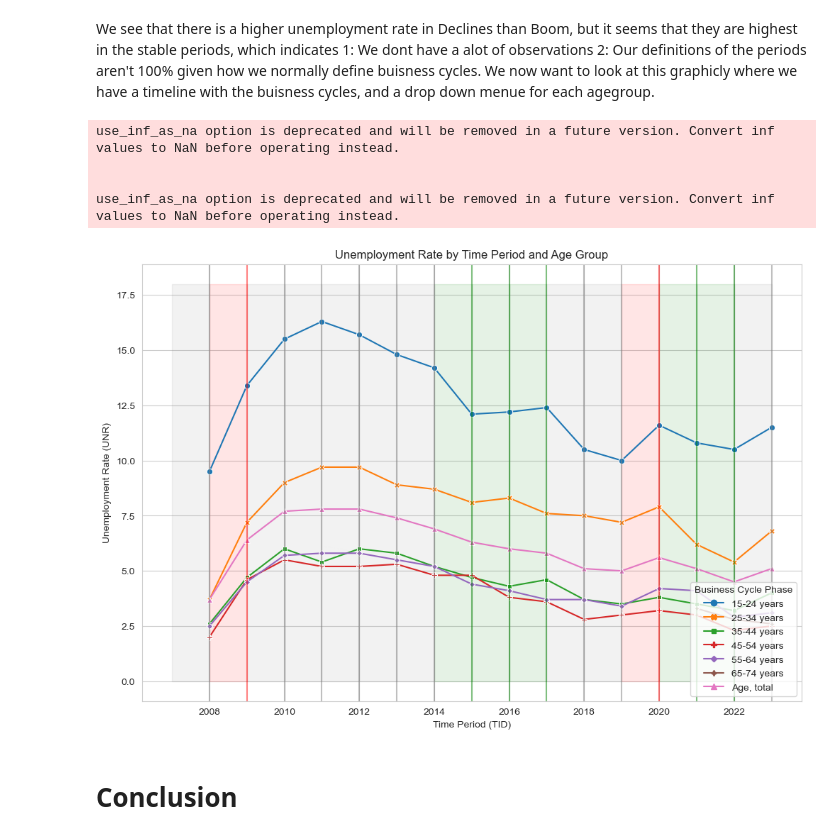
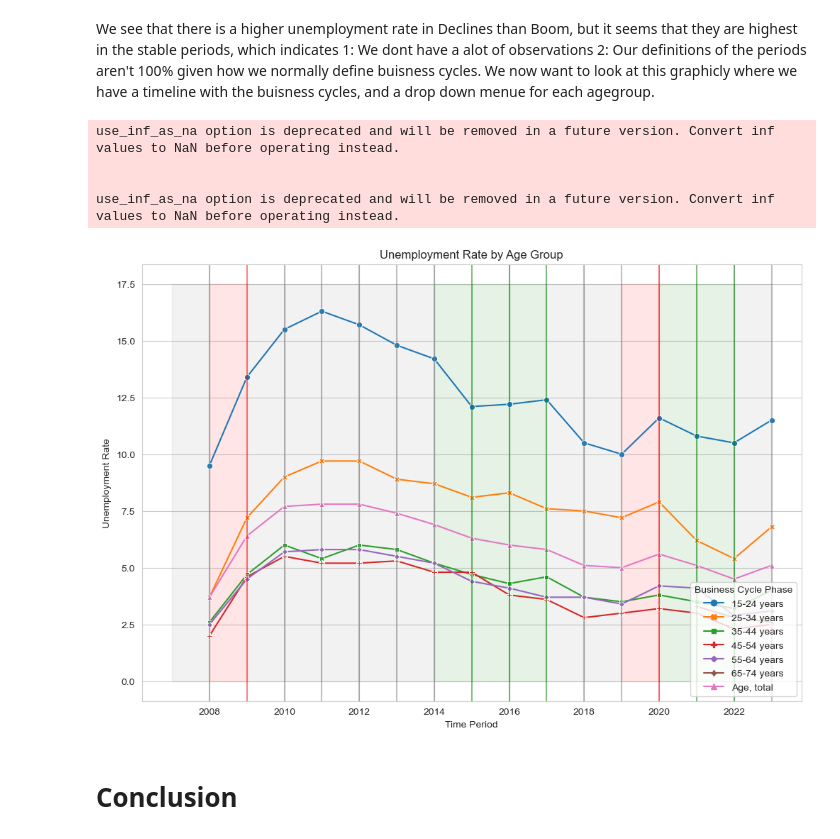
Before and after one commit to NumEconCopenhagen/projects-2024-andy-og-birdy, a Jupyter notebook: dataproject/dataproject.ipynb, the cells around one changed output. Drawn from its saved outputs; the diff is of its cells as text; code cells hidden in the pictures.

```diff
--- a/dataproject/dataproject.ipynb
+++ b/dataproject/dataproject.ipynb
@@ -430,38 +430,38 @@ We see that there is a higher unemployment rate in Declines than Boom, but it se
 plt.figure(figsize=(12, 8))
 
 # Plot the unemployment rate for each age group
 sns.lineplot(data=merged_data, x='TID', y='UNR', hue='ALDER', style='ALDER', markers=True, dashes=False, legend='full')
 
 # Loop through each unique business cycle phase
 for cycle_phase, color in {'Boom': 'green', 'Decline': 'red', 'Stable': 'grey'}.items():
     # Filter data for the current cycle phase
     cycle_data = merged_data[merged_data['Cycle_Phase'] == cycle_phase]
 
     # Plot a vertical line for each year with the color representing the cycle phase
     for tid in cycle_data['TID'].unique():
         # Get the corresponding UNR value for the current year and cycle phase
         unr_value = cycle_data[cycle_data['TID'] == tid]['UNR'].iloc[0]
         # Plot the vertical line
         plt.axvline(x=tid, ymin=0, ymax=1, color=color, linestyle='-', alpha=0.5)
         # Fill between lines for each business cycle phase
-        plt.fill_betweenx(y=[0, 18], x1=tid - 1.0, x2=tid + 0, color=color, alpha=0.1)
+        plt.fill_betweenx(y=[0, 17.5], x1=tid - 1.0, x2=tid + 0, color=color, alpha=0.1)
 
 # Set labels and title
-plt.xlabel('Time Period (TID)')
-plt.ylabel('Unemployment Rate (UNR)')
-plt.title('Unemployment Rate by Time Period and Age Group')
+plt.xlabel('Time Period')
+plt.ylabel('Unemployment Rate')
+plt.title('Unemployment Rate by Age Group')
 
 # Show legend for both age groups and business cycle phases
 plt.legend(title='Age Group')
 plt.legend(title='Business Cycle Phase', loc='lower right')
 plt.grid(True)
 plt.show()
 # %% [output]
 use_inf_as_na option is deprecated and will be removed in a future version. Convert inf values to NaN before operating instead.
 
 
 use_inf_as_na option is deprecated and will be removed in a future version. Convert inf values to NaN before operating instead.
-[figure, old version]
+[figure, new version]
 # %% [markdown]
 # Conclusion
 # %% [markdown]
```
